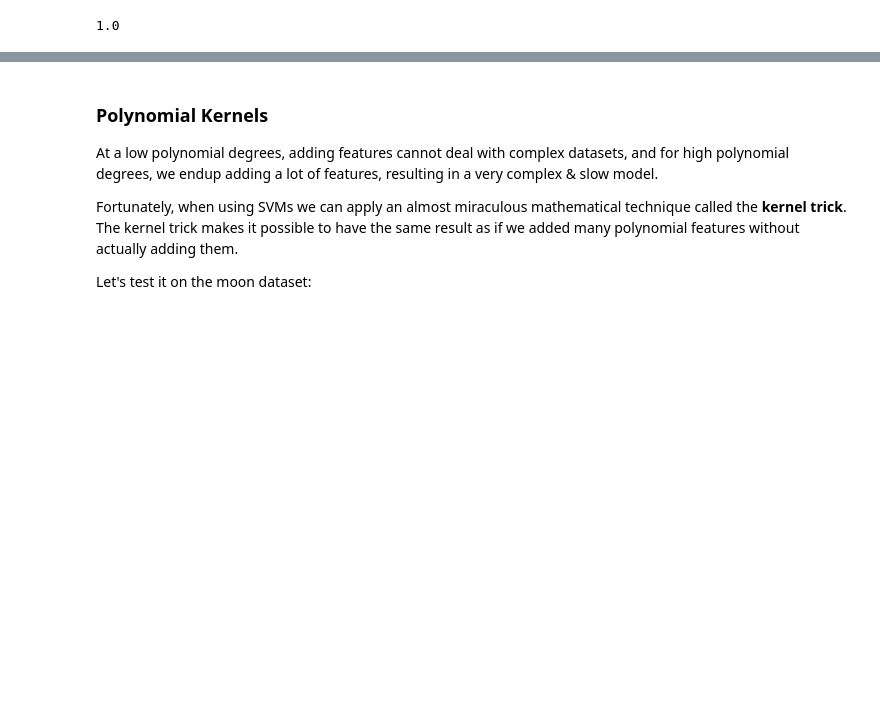
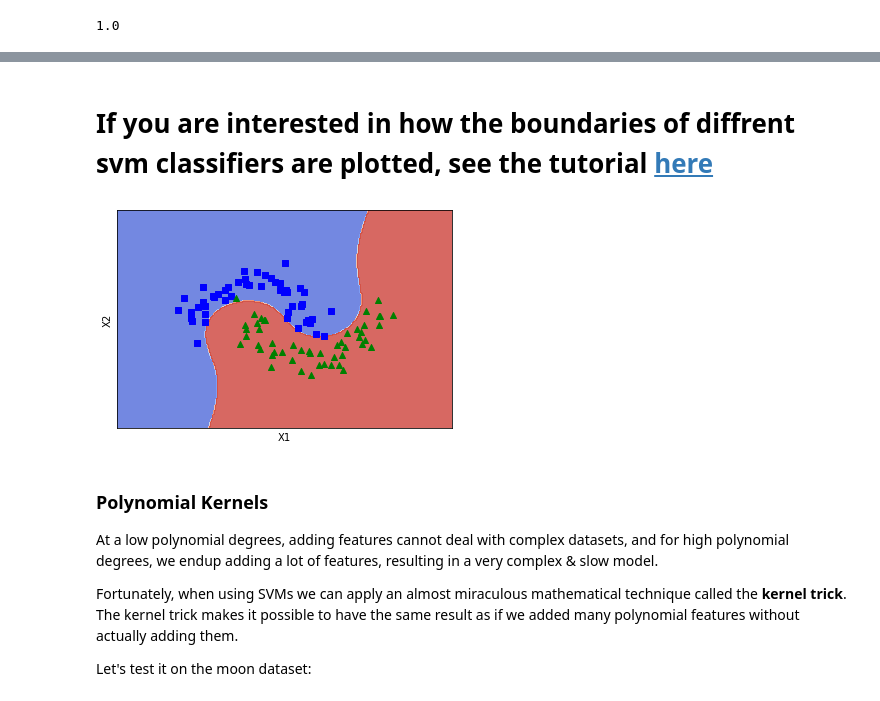
Before and after one commit to ZhangNingSAU/Spring-2021-CSCI-480-Machine-Learning, a Jupyter notebook: Slides/05_SVMs.ipynb, the cells around one changed output, grey strips where cells are left out. Cells and saved outputs as stored; diff of their text form; code cells hidden in the pictures; blank space fills up the shorter version.

```diff
--- a/Slides/05_SVMs.ipynb
+++ b/Slides/05_SVMs.ipynb
@@ -123,6 +117,37 @@ polynomial_svm_clf.score(X, y)
 The following represents the decision boundaries of the model, because we added polynomial degrees, projected boundaries are now non-linear:
 
 <div style="text-align:center;"><img style="width:50%;" src="../Resources/polynomial_svms.png" /></div>
+# %% [markdown]
+# If you are interested in how the boundaries of diffrent svm classifiers are plotted, see the tutorial [here](https://scikit-learn.org/0.18/auto_examples/svm/plot_iris.html)
+# %%
+def plot_boundary(model,X,y):
+    # only deal with X with two features
+    # model must be a trained model
+    h = .02  # step size in the mesh
+    x_min, x_max = X[:, 0].min() - 1, X[:, 0].max() + 1
+    y_min, y_max = X[:, 1].min() - 1, X[:, 1].max() + 1
+    xx, yy = np.meshgrid(np.arange(x_min, x_max, h),np.arange(y_min, y_max, h))
+    Z = model.predict(np.c_[xx.ravel(), yy.ravel()])
+    Z = Z.reshape(xx.shape)
+    plt.contourf(xx, yy, Z, cmap=plt.cm.coolwarm, alpha=0.8)
+    #plt.scatter(X[:, 0], X[:, 1], c=y, cmap=plt.cm.coolwarm)
+    X0 = X[y==0]
+    X1 = X[y==1]
+    plt.scatter(X0[:,0],X0[:,1],marker="s", color='b')
+    plt.scatter(X1[:,0],X1[:,1],marker="^", color='g')
+
+    plt.xlabel('X1')
+    plt.ylabel('X2')
+    plt.xlim(xx.min(), xx.max())
+    plt.ylim(yy.min(), yy.max())
+    plt.xticks(())
+    plt.yticks(())
+    #plt.title(titles[i])
+    plt.show()
+# %%
+plot_boundary(polynomial_svm_clf,X,y)
+# %% [output]
+[figure, added]
 # %% [markdown]
 ### Polynomial Kernels
 
```
Also changed, not shown: parts of 24 cells of this notebook.
